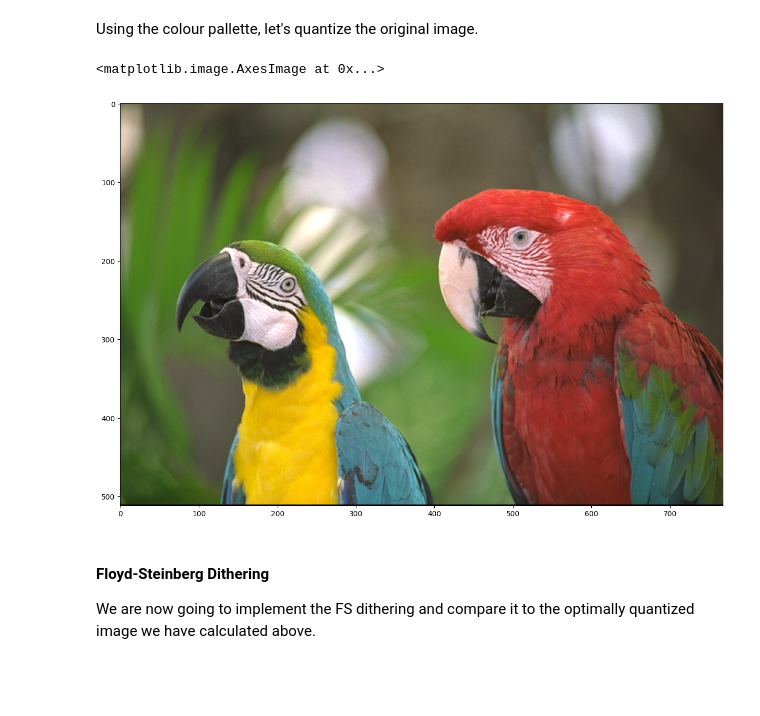
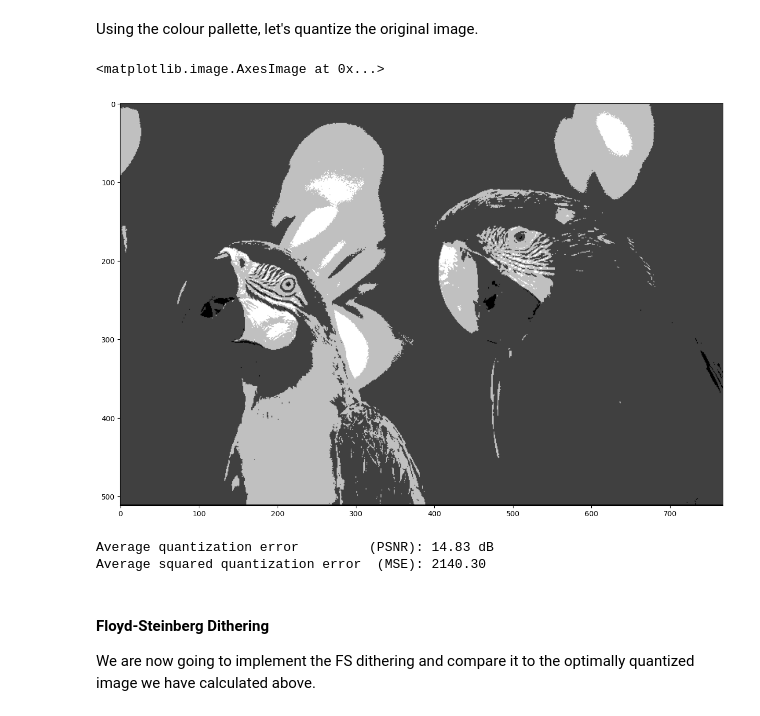
Before and after one commit to Turkevich91/robot_dreams, a Jupyter notebook: lesson_5/homework/Homework.ipynb, the cells around one changed output. Saved outputs shown, nothing was run; the diff lists cells and outputs as text; code cells hidden in the pictures; blank space fills up the shorter version.

```diff
--- a/lesson_5/homework/Homework.ipynb
+++ b/lesson_5/homework/Homework.ipynb
@@ -50,24 +88,25 @@ img = img.astype(np.float32)
 rows, cols, channels = img.shape
 quantized = np.zeros_like(img)
 
-palette = colors.astype(np.float32)
+quantized = quantize_to_palette(img, colors)
 
 # Apply quantization
-for r in range(rows):
-    for c in range(cols):
-        # Extract the original pixel value
-        pixel = img[r, c, :]
-        diffs = palette - pixel[None, :]
-        dists = np.linalg.norm(diffs, axis=1)
-        # Find the closest colour from the pallette (using absolute value/Euclidean distance)
-        # Note: You may need more than one line of code here
-        new_pixel = colors[int(np.argmin(dists))]
-
-        # Apply quantization
-        quantized[r, c, :] = new_pixel
+# for r in range(rows):
+#     for c in range(cols):
+#         # Extract the original pixel value
+#         pixel = img[r, c, :]
+#         diffs = palette - pixel[None, :]
+#         dists = np.linalg.norm(diffs, axis=1)
+#         # Find the closest colour from the pallette (using absolute value/Euclidean distance)
+#         # Note: You may need more than one line of code here
+#         new_pixel = colors[int(np.argmin(dists))]
+#
+#         # Apply quantization
+#         quantized[r, c, :] = new_pixel
 # %%
 # Show quantized image (don't forget to cast back to uint8)
-plt.imshow(img.astype(np.uint8))
+quantized_show = quantized.astype(np.uint8)
+plt.imshow(quantized_show)
 # %% [output]
 <matplotlib.image.AxesImage at 0x...>
-[figure, old version]
+[figure, new version]
@@ -74,6 +162,9 @@ plt.imshow(img.astype(np.uint8))
 # %%
 # Compute average squared quantization error (PSNR)
-avg_quant_error =
+avg_quant_error, mse = psnr(img, quantized)
+# %% [output]
+Average quantization error         (PSNR): 14.83 dB
+Average squared quantization error  (MSE): 2140.30
 # %% [markdown]
 #### Floyd-Steinberg Dithering
 We are now going to implement the FS dithering and compare it to the optimally quantized image we have calculated above.
```
Also changed, not shown: parts of 9 cells of this notebook, 1 other file.
